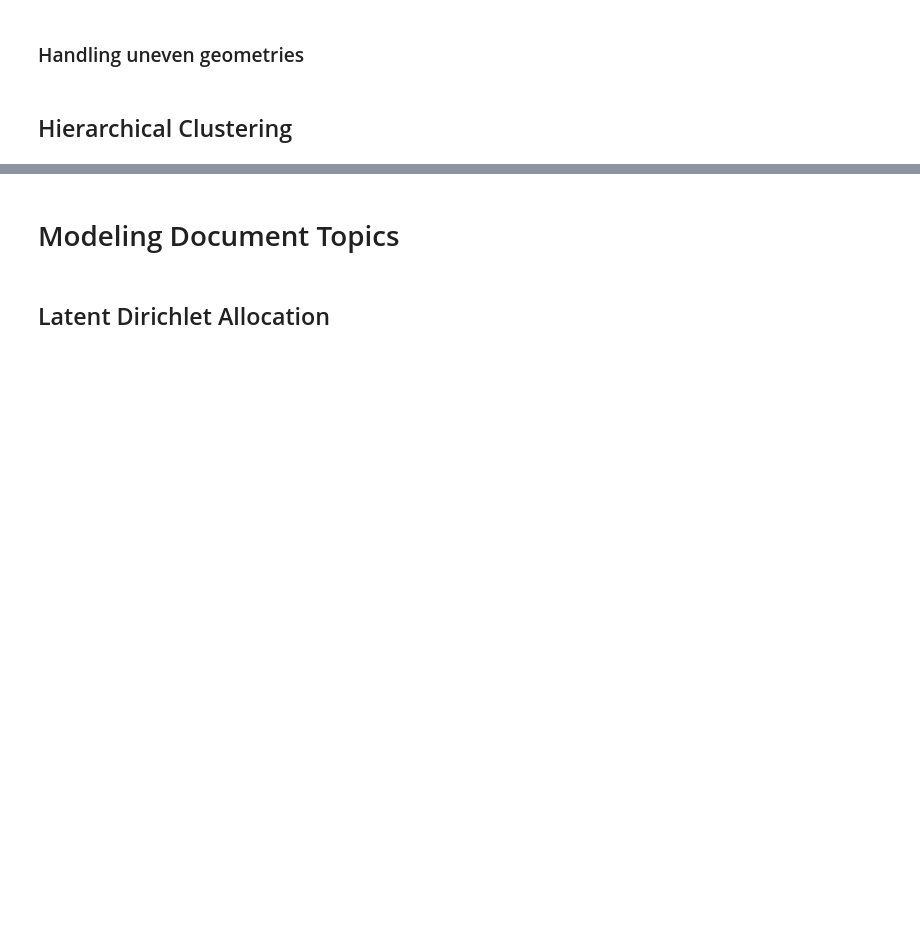
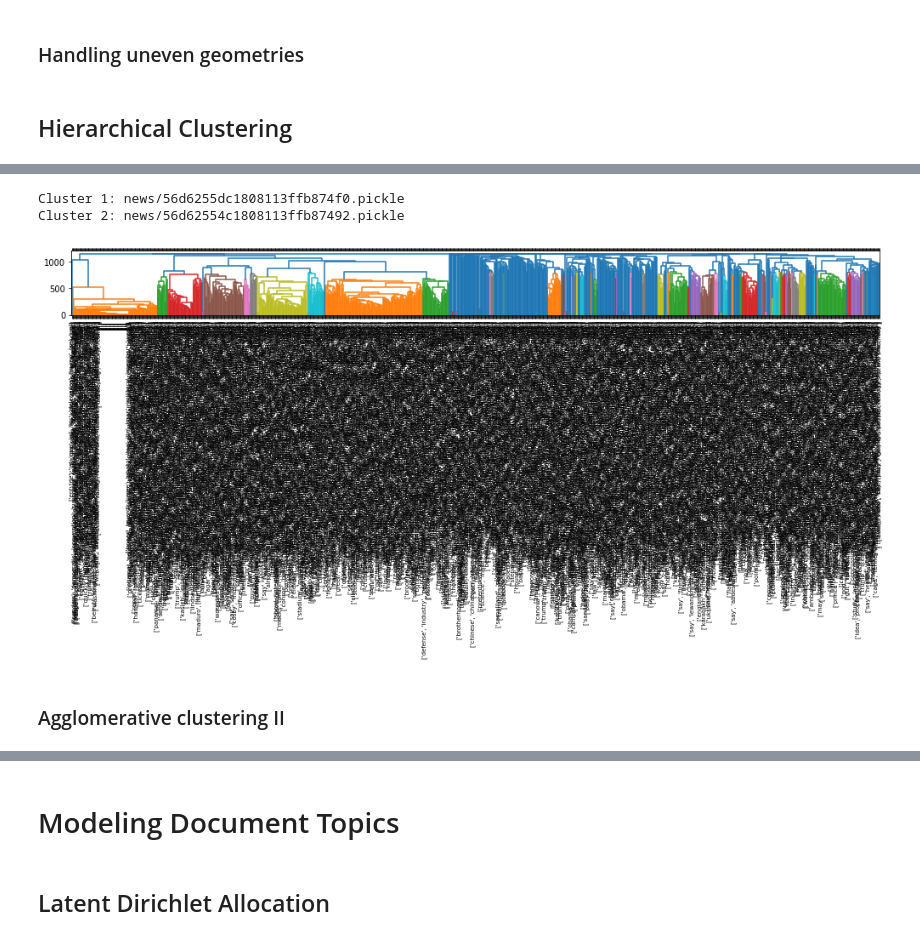
Before and after one commit to rjafarau/atap, a Jupyter notebook: python/source/06_Clustering_for_Text_Similarity.ipynb, the cells around one changed output, grey strips where cells are left out. Drawn from its saved outputs; the diff is of its cells as text; code cells hidden in the pictures; blank space fills up the shorter version.

Commit message:
Continue Chapter 06 Clustering for Text Similarity

```diff
--- a/python/source/06_Clustering_for_Text_Similarity.ipynb
+++ b/python/source/06_Clustering_for_Text_Similarity.ipynb
@@ -464,5 +342,5 @@ documents = corpus.docs(categories=['news'])
 # %%
 %%time
 %%capture
-clusters = pipeline.fit_predict(documents)
+pipeline.fit(documents)
 # %% [output]
@@ -470,0 +352,46 @@ Wall time: 9.56 s
+# %%
+# Group documents in corpus by cluster and display them
+groups.sort(key=itemgetter(0))
+for group, items in groupby(groups, key=itemgetter(0)):
+    for cluster, fname in items:
+        print(f"Cluster {cluster + 1}: {fname}")
+        break
+# %% [output]
+Cluster 1: news/56d6255dc1808113ffb874f0.pickle
+Cluster 2: news/56d62554c1808113ffb87492.pickle
+# %%
+documents = corpus.docs(fileids=fileids)
+# %%
+from collections import Counter
+
+labels = [
+    [item for item, count in Counter(document.split(' ')).most_common(10)]
+    for document in pipeline['normalizer'].transform(documents)
+]
+# %%
+from matplotlib import pyplot as plt
+from scipy.cluster.hierarchy import dendrogram
+
+def plot_dendrogram(model, **kwargs):
+    # Distances between each pair of children
+    distance = position = np.arange(len(model.children_))
+
+    # Create linkage matrix and then plot the dendrogram
+    linkage_matrix = np.column_stack((
+       model.children_, distance, position
+    )).astype('float')
+
+    # Plot the corresponding dendrogram
+    dendrogram(linkage_matrix, **kwargs)
+    plt.tick_params(axis='x', bottom='off', top='off', labelbottom='off')
+    plt.tight_layout()
+# %%
+plt.figure(figsize=(14, 7))
+plot_dendrogram(model=pipeline['clusters'],
+                labels=labels,
+                leaf_font_size=7)
+plt.show()
+# %% [output]
+[figure, added]
+# %% [markdown]
+### Agglomerative clustering II
```
Also changed, not shown: parts of 24 cells of this notebook.
